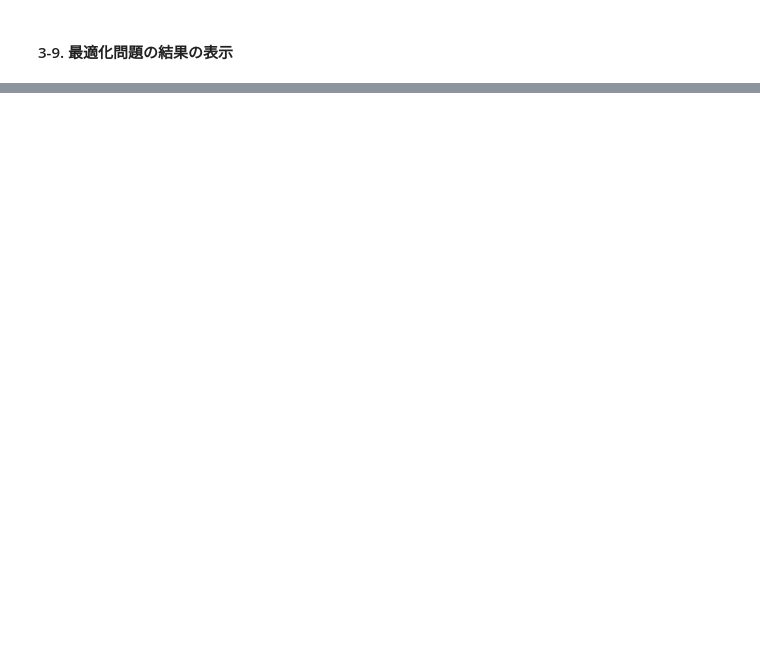
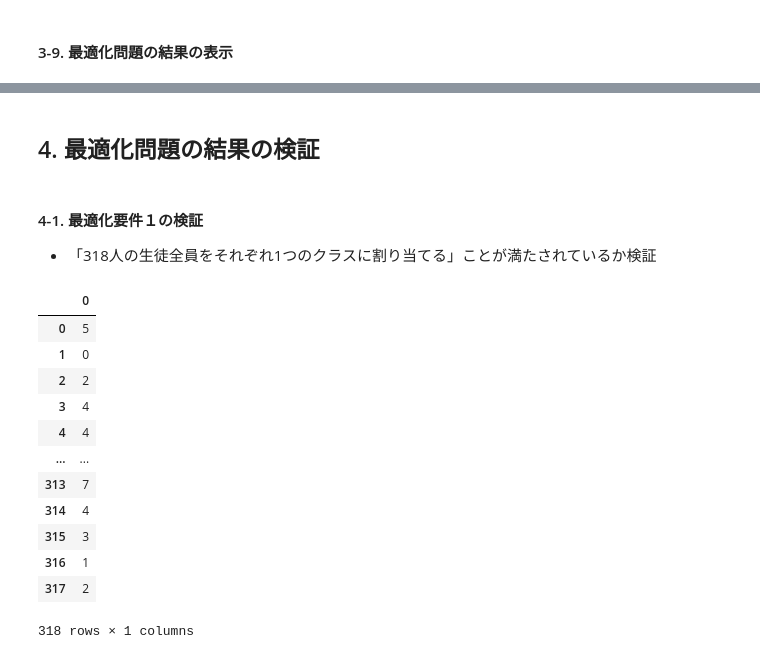
Before and after one commit to eggren3179/learning-numerical-optimization-in-python, a Jupyter notebook: ch03/class_allocation_problem_in_school.ipynb, the cells around one changed output, grey strips where cells are left out. Drawn from its saved outputs; the diff is of its cells as text; code cells hidden in the pictures; blank space fills up the shorter version.

```diff
--- a/ch03/class_allocation_problem_in_school.ipynb
+++ b/ch03/class_allocation_problem_in_school.ipynb
@@ -318,0 +317,5 @@ Students:[2, 4, 7, 13, 29, 34, 66, 81, 93, 100, 115, 117, 123, 129, 131, 135, 13
+# %% [markdown]
+## 4. 最適化問題の結果の検証
+# %% [markdown]
+#### 4-1. 最適化要件１の検証
+ - 「318人の生徒全員をそれぞれ1つのクラスに割り当てる」ことが満たされているか検証
@@ -318,0 +325,17 @@ Students:[2, 4, 7, 13, 29, 34, 66, 81, 93, 100, 115, 117, 123, 129, 131, 135, 13
+# %%
+result_df = pd.DataFrame.from_dict(studentid_class_mapping_dict.values())
+result_df
+# %% [output]
+|  | 0 |
+| 0 | 5 |
+| 1 | 0 |
+| 2 | 2 |
+| 3 | 4 |
+| 4 | 4 |
+| ... | ... |
+| 313 | 7 |
+| 314 | 4 |
+| 315 | 3 |
+| 316 | 1 |
+| 317 | 2 |
+318 rows × 1 columns
```
Also changed, not shown: parts of 7 cells of this notebook, 4 other files.
